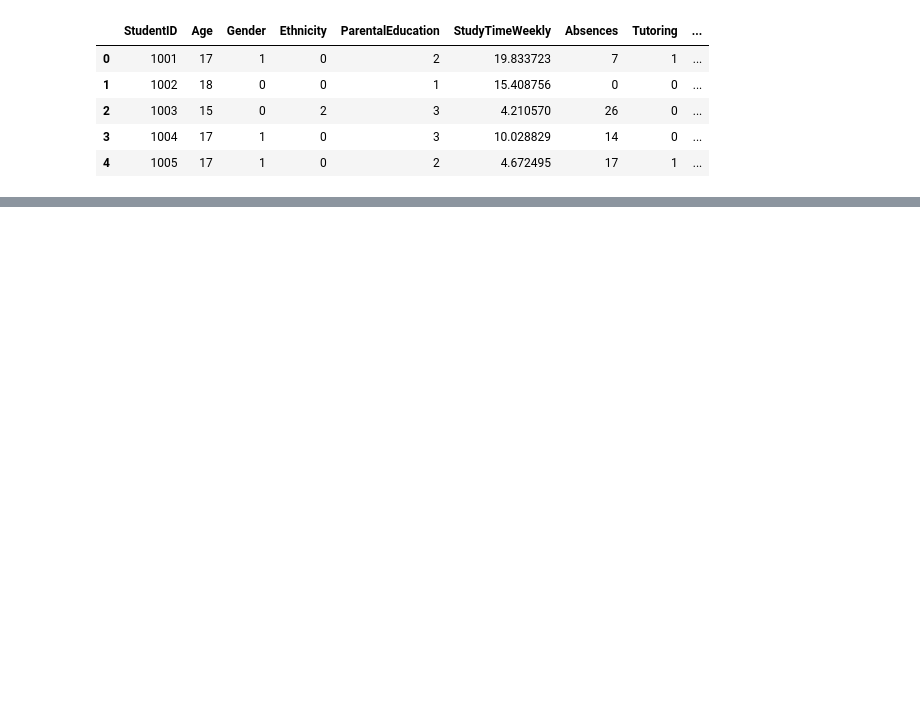
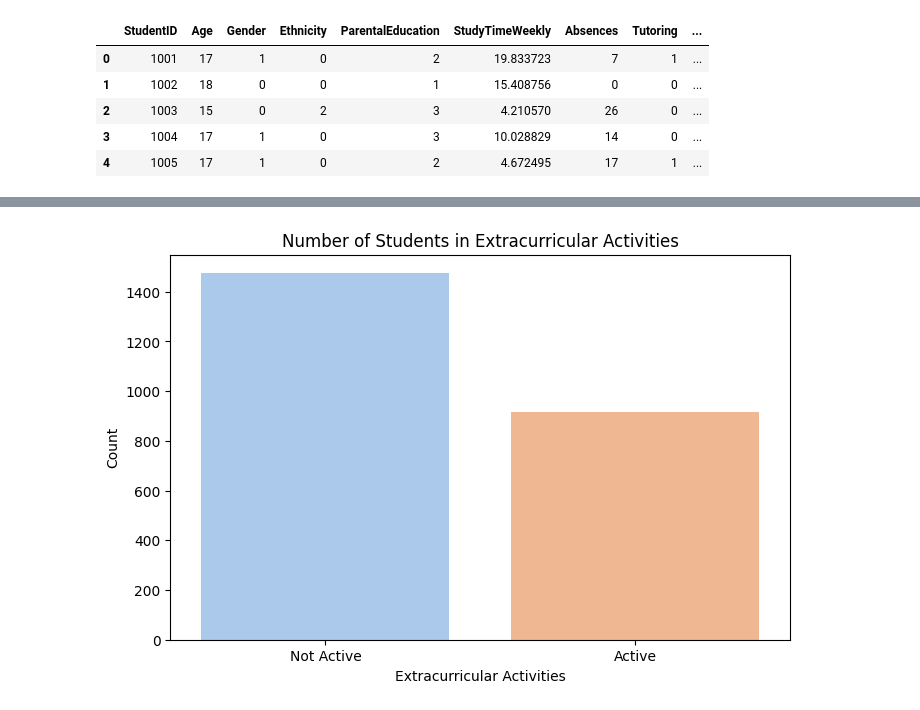
Before and after one commit to Thian0509/MLG382-Guided-Project, a Jupyter notebook: Jupyter_Notebooks/BrightPath_Academy.ipynb, the cells around one changed output, grey strips where cells are left out. Drawn from its saved outputs; the diff is of its cells as text; code cells hidden in the pictures; blank space fills up the shorter version.

```diff
--- a/Jupyter_Notebooks/BrightPath_Academy.ipynb
+++ b/Jupyter_Notebooks/BrightPath_Academy.ipynb
@@ -16,0 +69,11 @@ df.head()
+# %%
+plt.figure(figsize=(8, 5))
+extracurricular_count = sns.countplot(data=df, x='Extracurricular', palette='pastel', hue='Extracurricular', legend=False)
+extracurricular_count.set_title('Number of Students in Extracurricular Activities')
+extracurricular_count.set_xlabel('Extracurricular Activities')
+extracurricular_count.set_xticks([0, 1])
+extracurricular_count.set_xticklabels(['Not Active', 'Active'])
+extracurricular_count.set_ylabel('Count')
+plt.show()
+# %% [output]
+[figure, added]
```
Also changed, not shown: parts of 11 cells of this notebook.
